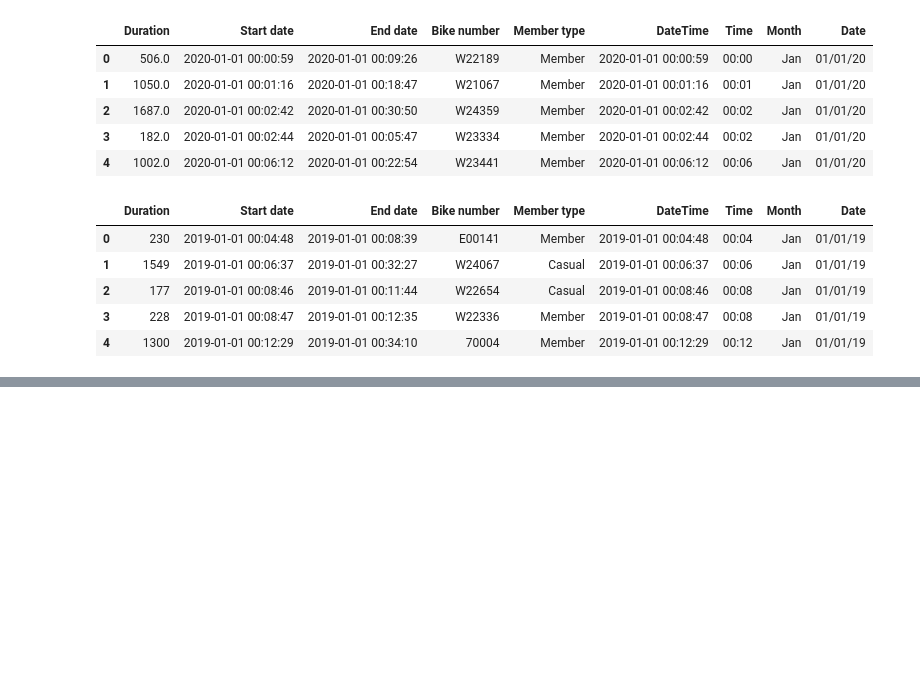
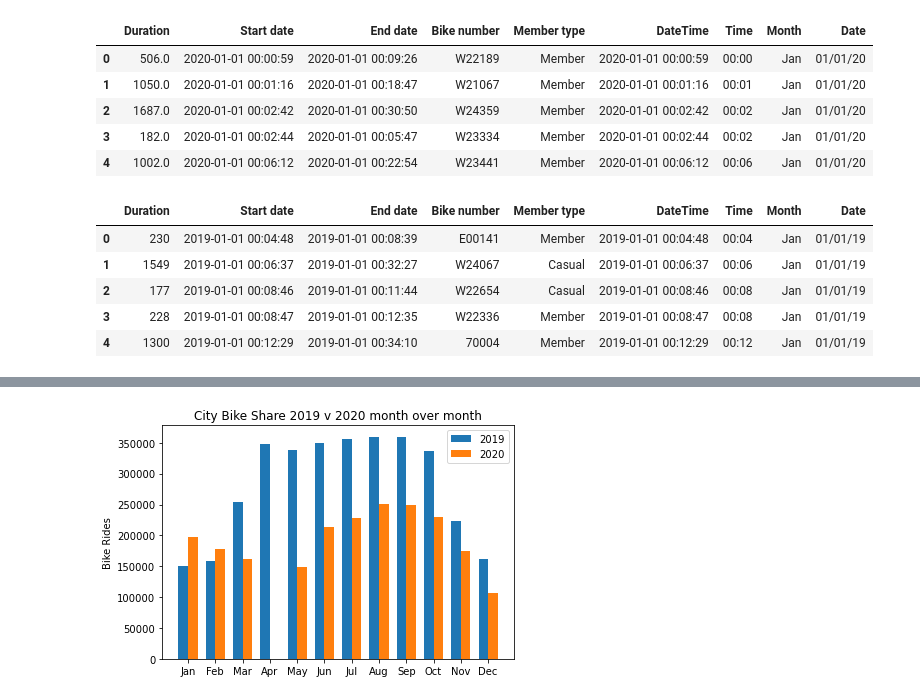
Before and after one commit to digantpatel87/Project1D2, a Jupyter notebook: Code/Project1D2.ipynb, the cells around one changed output, grey strips where cells are left out. Drawn from its saved outputs; the diff is of its cells as text; code cells hidden in the pictures; blank space fills up the shorter version.

```diff
--- a/Code/Project1D2.ipynb
+++ b/Code/Project1D2.ipynb
@@ -297,0 +326,22 @@ pandas.core.series.Series
+# %%
+# Bar Graph month over month
+
+x = np.arange(len(months))  # the label locations
+width = 0.35  # the width of the bars
+
+fig, ax = plt.subplots()
+rects1 = ax.bar(x - width/2, sum_2019, width, label='2019')
+rects2 = ax.bar(x + width/2, sum_2020, width, label='2020')
+
+ax.set_ylabel('Bike Rides')
+ax.set_title('City Bike Share 2019 v 2020 month over month')
+ax.set_xticks(x)
+ax.set_xticklabels(months)
+ax.legend()
+
+
+fig.tight_layout()
+
+plt.show()
+# %% [output]
+[figure, added]
```
Also changed, not shown: parts of 6 cells of this notebook.
